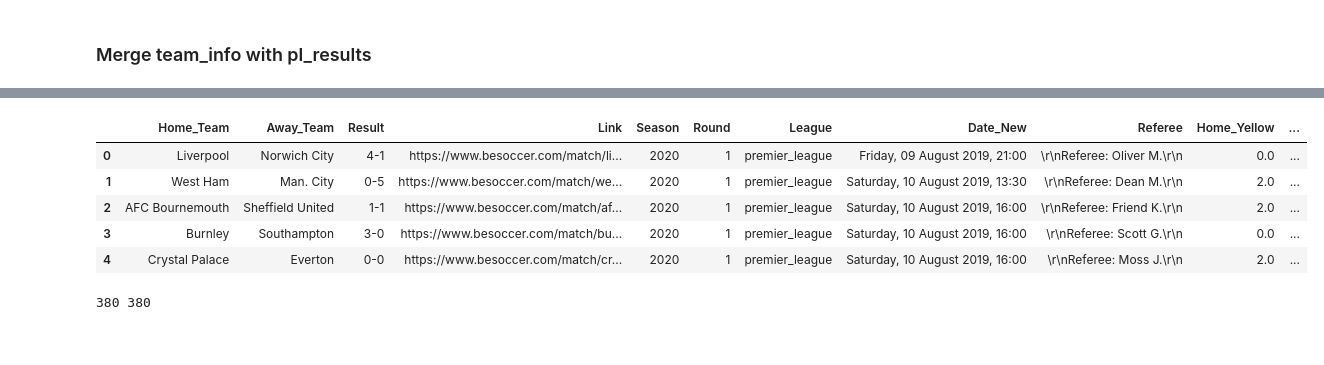
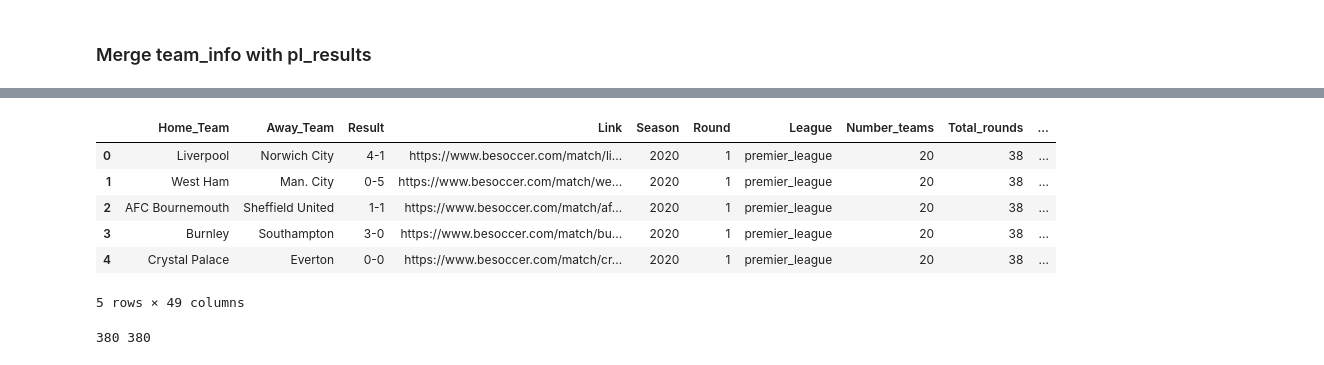
Before and after one commit to armanh3k/Football-Outcome-Predictions, a Jupyter notebook: feature_engineering.ipynb, the cells around one changed output, grey strips where cells are left out. Cells and saved outputs as stored; diff of their text form; code cells hidden in the pictures.

```diff
--- a/feature_engineering.ipynb
+++ b/feature_engineering.ipynb
@@ -52,5 +53,10 @@ pl_results and match_info can be merged using the Link column. However, they bot
 
 - Also the Link column in the match_info table is missing the beginning of the besoccer hyperlink found in pl_results table.
 # %%
-pl_results_old["Link"] = pl_results_old["Link"].str.slice(0, -4)
+pl_results["Link"] = pl_results["Link"].str.slice(0, -4) # removes trailing 4 characters in each Link
 match_info["Link"] = 'https://www.besoccer.com' + match_info["Link"]
+
+
+match_info["Referee"] = match_info["Referee"].str.replace('Referee: ', '').str.replace('\r\n', '') # Referee column on match_info has unwanted characters
+
+match_info
@@ -57,7 +77,6 @@ match_info["Link"] = 'https://www.besoccer.com' + match_info["Link"]
 # %%
 # Merge datasets
-
-pl_results = pd.merge(pl_results_old, match_info, on='Link')
+pl_results = pd.merge(pl_results, match_info, on='Link')
 
 pl_results.head()
 # %% [output]
@@ -89,4 +115,0 @@ team_info.head()
-# %%
-# Rename column to be same on both tables
-team_info = team_info.rename(columns={"Team": "Home_Team"})
-team_info.head()
@@ -100,16 +126,17 @@ team_info.head()
 # %%
 # Merge datasets
 
-pl_results = pd.merge(pl_results, team_info, on='Home_Team', how='left')
+pl_results = pd.merge(pl_results, team_info, how='left', left_on='Home_Team', right_on='Team').drop('Team', axis='columns')
 
 pl_results.head()
 # %% [output]
-|  | Home_Team | Away_Team | Result | Link | Season | Round | League | Date_New | Referee | Home_Yellow | ... |
-| 0 | Liverpool | Norwich City | 4-1 | https://www.besoccer.com/match/li... | 2020 | 1 | premier_league | Friday, 09 August 2019, 21:00 | \r\nReferee: Oliver M.\r\n | 0.0 | ... |
-| 1 | West Ham | Man. City | 0-5 | https://www.besoccer.com/match/we... | 2020 | 1 | premier_league | Saturday, 10 August 2019, 13:30 | \r\nReferee: Dean M.\r\n | 2.0 | ... |
-| 2 | AFC Bournemouth | Sheffield United | 1-1 | https://www.besoccer.com/match/af... | 2020 | 1 | premier_league | Saturday, 10 August 2019, 16:00 | \r\nReferee: Friend K.\r\n | 2.0 | ... |
-| 3 | Burnley | Southampton | 3-0 | https://www.besoccer.com/match/bu... | 2020 | 1 | premier_league | Saturday, 10 August 2019, 16:00 | \r\nReferee: Scott G.\r\n | 0.0 | ... |
-| 4 | Crystal Palace | Everton | 0-0 | https://www.besoccer.com/match/cr... | 2020 | 1 | premier_league | Saturday, 10 August 2019, 16:00 | \r\nReferee: Moss J.\r\n | 2.0 | ... |
+|  | Home_Team | Away_Team | Result | Link | Season | Round | League | Number_teams | Total_rounds | ... |
+| 0 | Liverpool | Norwich City | 4-1 | https://www.besoccer.com/match/li... | 2020 | 1 | premier_league | 20 | 38 | ... |
+| 1 | West Ham | Man. City | 0-5 | https://www.besoccer.com/match/we... | 2020 | 1 | premier_league | 20 | 38 | ... |
+| 2 | AFC Bournemouth | Sheffield United | 1-1 | https://www.besoccer.com/match/af... | 2020 | 1 | premier_league | 20 | 38 | ... |
+| 3 | Burnley | Southampton | 3-0 | https://www.besoccer.com/match/bu... | 2020 | 1 | premier_league | 20 | 38 | ... |
+| 4 | Crystal Palace | Everton | 0-0 | https://www.besoccer.com/match/cr... | 2020 | 1 | premier_league | 20 | 38 | ... |
+5 rows × 49 columns
 # %%
 # Test if merged correctly. Length of initial dataset and merged dataset should be the same
 
```
Also changed, not shown: parts of 16 cells of this notebook.
